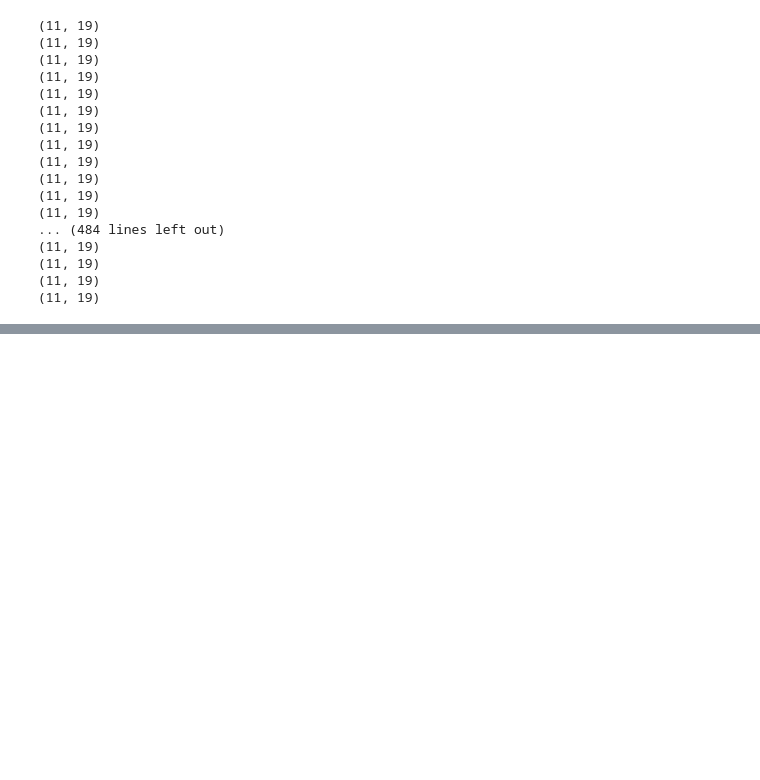
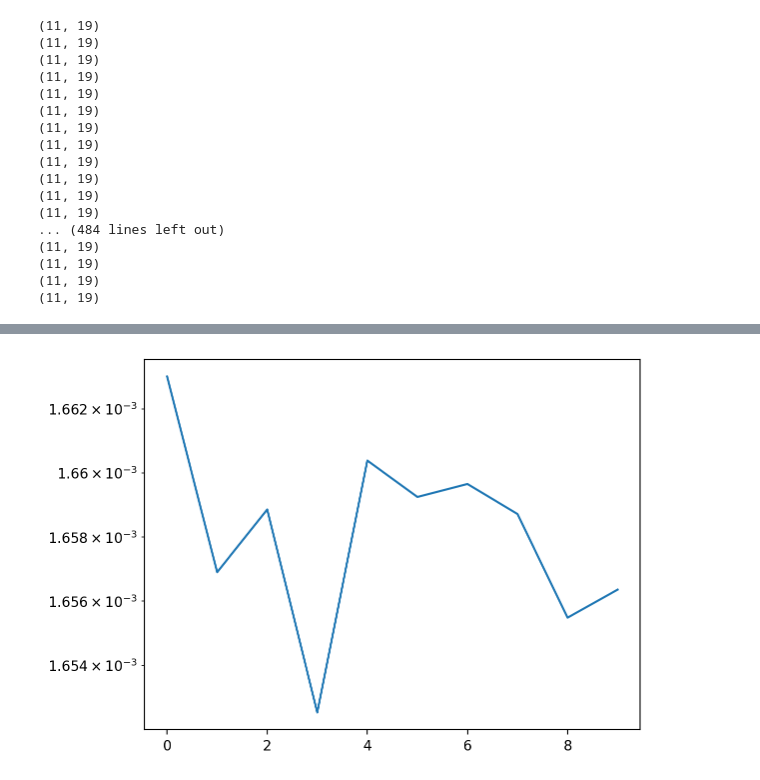
Before and after one commit to Shiqi-Wu/Nonintrusive-model-combination-for-learning-dynamics, a Jupyter notebook: toy-model/different-scheme.ipynb, the cells around one changed output, grey strips where cells are left out. Drawn from its saved outputs; the diff is of its cells as text; code cells hidden in the pictures; blank space fills up the shorter version.

```diff
--- a/toy-model/different-scheme.ipynb
+++ b/toy-model/different-scheme.ipynb
@@ -93,0 +101,6 @@ plt.yscale('log')
+# %%
+combined_model_euler_backward = LinearModelCombiningNN()
+err_history_euler_backward = combined_model_euler_backward.iterative_train(x_data, y_data,
+                        x_laplace_data, y_laplace_data,
+                        iterative_steps = iterative_steps, epochs = 200, type = 'Euler-backward',
+                        acc = False)
@@ -93,0 +125,5 @@ plt.yscale('log')
+# %%
+plt.plot(err_history_euler_backward)
+plt.yscale('log')
+# %% [output]
+[figure, added]
```
Also changed, not shown: parts of 18 cells of this notebook, 16 other files.
